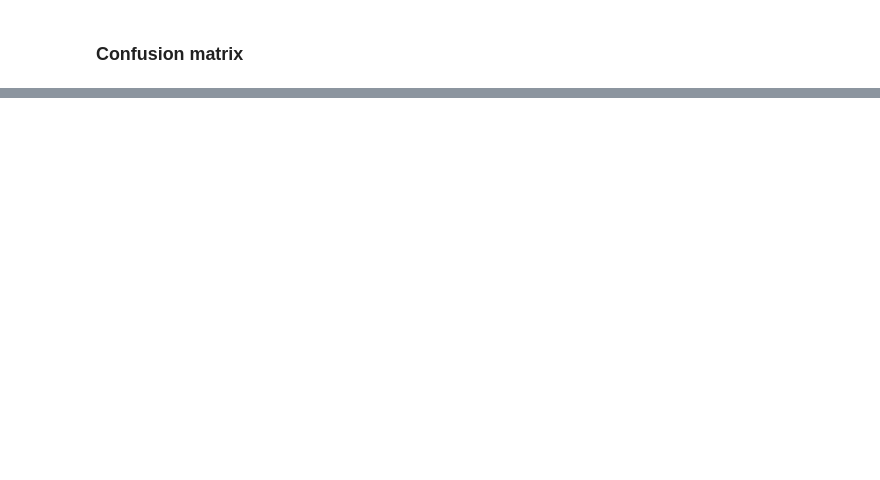
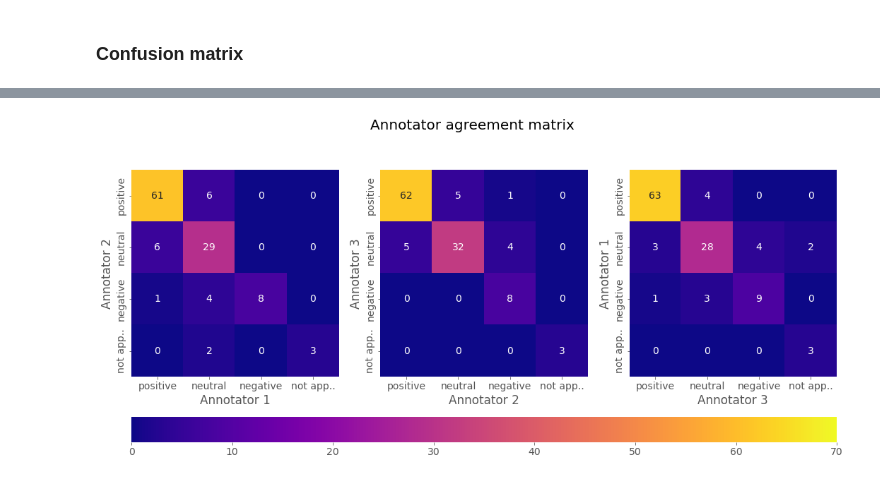
Before and after one commit to Marcus-Friis/data-in-the-wild, a Jupyter notebook: notebooks/Annotation_analysis.ipynb, the cells around one changed output, grey strips where cells are left out. Drawn from its saved outputs; the diff is of its cells as text; code cells hidden in the pictures; blank space fills up the shorter version.

Commit message:
heatmap

```diff
--- a/notebooks/Annotation_analysis.ipynb
+++ b/notebooks/Annotation_analysis.ipynb
@@ -59,0 +96,16 @@ df[df.textOriginal.str.contains('who love Henry Cavill as Sup')]
+# %%
+import seaborn as sns
+fig, ax = plt.subplots(1, 4, figsize=(16,8), gridspec_kw={'width_ratios': [4, 4, 4, .2]})
+
+for i in range(3):
+    j = (i+1) % 3
+    if i == 2:
+        sns.heatmap(confusion_matrix(ratings[:,i], ratings[:,j]), ax=ax[i], annot=True, square=True, cbar_ax=ax[3], vmin=0, vmax=70)
+    else:
+        sns.heatmap(confusion_matrix(ratings[:,i], ratings[:,j]), ax=ax[i], annot=True, square=True, cbar=False, vmin=0, vmax=70)
+    ax[i].set_xlabel(f'Annotator {i+1}')
+    ax[i].set_ylabel(f'Annotator {j+1}')
+    ax[i].set_xticklabels(['positive', 'neutral', 'negative', 'not app..'])
+    ax[i].set_yticklabels(['positive', 'neutral', 'negative', 'not app..'], va='center')
+
+fig.tight_layout(pad=1.6)
@@ -59,0 +134,31 @@ df[df.textOriginal.str.contains('who love Henry Cavill as Sup')]
+# %%
+mystyle = plt.style.library['ggplot']
+mystyle['font.size'] = 14
+plt.style.use(mystyle)
+# %%
+import seaborn as sns
+from matplotlib.gridspec import GridSpec
+
+fig = plt.figure(figsize=(15,7))
+gs = GridSpec(2, 3, figure=fig, height_ratios=[10,1])
+
+top_ax = fig.add_subplot(gs[1, :])
+
+ax = [fig.add_subplot(gs[0, i]) for i in range(3)]
+cmap = 'plasma'
+for i in range(3):
+    j = (i+1) % 3
+    if i == 2:
+        sns.heatmap(confusion_matrix(ratings[:,i], ratings[:,j]), ax=ax[i], annot=True, square=True, cbar_ax=top_ax, vmin=0, vmax=70, cbar_kws={'orientation': 'horizontal'}, cmap=cmap)
+    else:
+        sns.heatmap(confusion_matrix(ratings[:,i], ratings[:,j]), ax=ax[i], annot=True, square=True, cbar=False, vmin=0, vmax=70, cmap=cmap)
+    ax[i].set_xlabel(f'Annotator {i+1}')
+    ax[i].set_ylabel(f'Annotator {j+1}')
+    ax[i].set_xticklabels(['positive', 'neutral', 'negative', 'not app..'])
+    ax[i].set_yticklabels(['positive', 'neutral', 'negative', 'not app..'], va='center')
+
+fig.suptitle('Annotator agreement matrix', fontsize=20)
+# top_ax.set_xlabel('count')
+fig.tight_layout()
+# %% [output]
+[figure, added]
```
Also changed, not shown: parts of 10 cells of this notebook.
